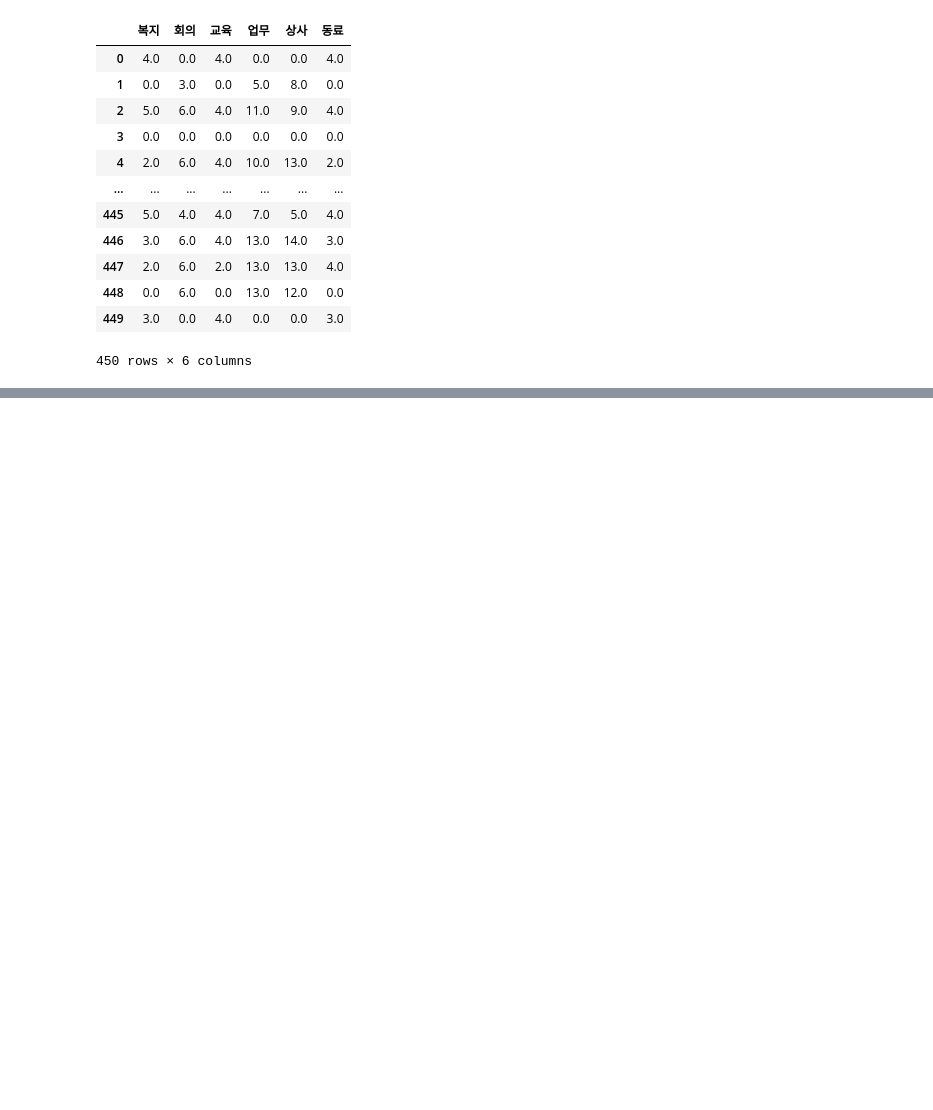
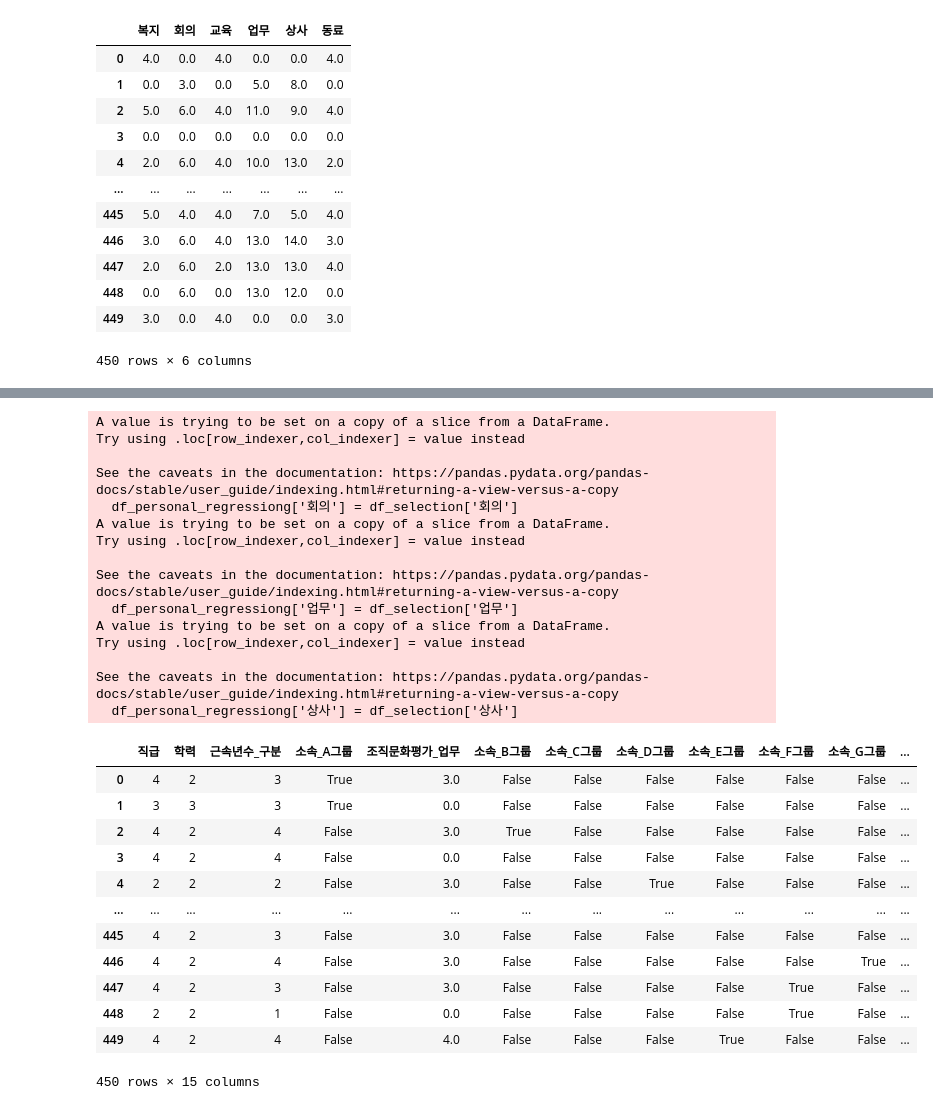
Before and after one commit to ununbum/AIBigDataProject, a Jupyter notebook: src/DataPreProcessor.ipynb, the cells around one changed output, grey strips where cells are left out. Cells and saved outputs as stored; diff of their text form; code cells hidden in the pictures; blank space fills up the shorter version.

Commit message:
add more train using before train

```diff
--- a/src/DataPreProcessor.ipynb
+++ b/src/DataPreProcessor.ipynb
@@ -226,0 +238,37 @@ array([0.07346773, 0.26678031, 0.12164729, 0.21496864, 0.23603529,
+# %%
+df_personal_regressiong = df[['직급','학력','근속년수_구분', '소속_A그룹','조직문화평가_업무',
+       '소속_B그룹', '소속_C그룹', '소속_D그룹', '소속_E그룹', '소속_F그룹', '소속_G그룹', '소속_H그룹']]
+df_personal_regressiong['회의'] = df_selection['회의']
+df_personal_regressiong['업무'] = df_selection['업무']
+df_personal_regressiong['상사'] = df_selection['상사']
+
+df_personal_regressiong
+# %% [output]
+A value is trying to be set on a copy of a slice from a DataFrame.
+Try using .loc[row_indexer,col_indexer] = value instead
+
+See the caveats in the documentation: https://pandas.pydata.org/pandas-docs/stable/user_guide/indexing.html#returning-a-view-versus-a-copy
+  df_personal_regressiong['회의'] = df_selection['회의']
+A value is trying to be set on a copy of a slice from a DataFrame.
+Try using .loc[row_indexer,col_indexer] = value instead
+
+See the caveats in the documentation: https://pandas.pydata.org/pandas-docs/stable/user_guide/indexing.html#returning-a-view-versus-a-copy
+  df_personal_regressiong['업무'] = df_selection['업무']
+A value is trying to be set on a copy of a slice from a DataFrame.
+Try using .loc[row_indexer,col_indexer] = value instead
+
+See the caveats in the documentation: https://pandas.pydata.org/pandas-docs/stable/user_guide/indexing.html#returning-a-view-versus-a-copy
+  df_personal_regressiong['상사'] = df_selection['상사']
+|  | 직급 | 학력 | 근속년수_구분 | 소속_A그룹 | 조직문화평가_업무 | 소속_B그룹 | 소속_C그룹 | 소속_D그룹 | 소속_E그룹 | 소속_F그룹 | 소속_G그룹 | ... |
+| 0 | 4 | 2 | 3 | True | 3.0 | False | False | False | False | False | False | ... |
+| 1 | 3 | 3 | 3 | True | 0.0 | False | False | False | False | False | False | ... |
+| 2 | 4 | 2 | 4 | False | 3.0 | True | False | False | False | False | False | ... |
+| 3 | 4 | 2 | 4 | False | 0.0 | False | False | False | False | False | False | ... |
+| 4 | 2 | 2 | 2 | False | 3.0 | False | False | True | False | False | False | ... |
+| ... | ... | ... | ... | ... | ... | ... | ... | ... | ... | ... | ... | ... |
+| 445 | 4 | 2 | 3 | False | 3.0 | False | False | False | False | False | False | ... |
+| 446 | 4 | 2 | 4 | False | 3.0 | False | False | False | False | False | True | ... |
+| 447 | 4 | 2 | 3 | False | 3.0 | False | False | False | False | True | False | ... |
+| 448 | 2 | 2 | 1 | False | 0.0 | False | False | False | False | True | False | ... |
+| 449 | 4 | 2 | 4 | False | 4.0 | False | False | False | True | False | False | ... |
+450 rows × 15 columns
```
Also changed, not shown: parts of 4 cells of this notebook.
